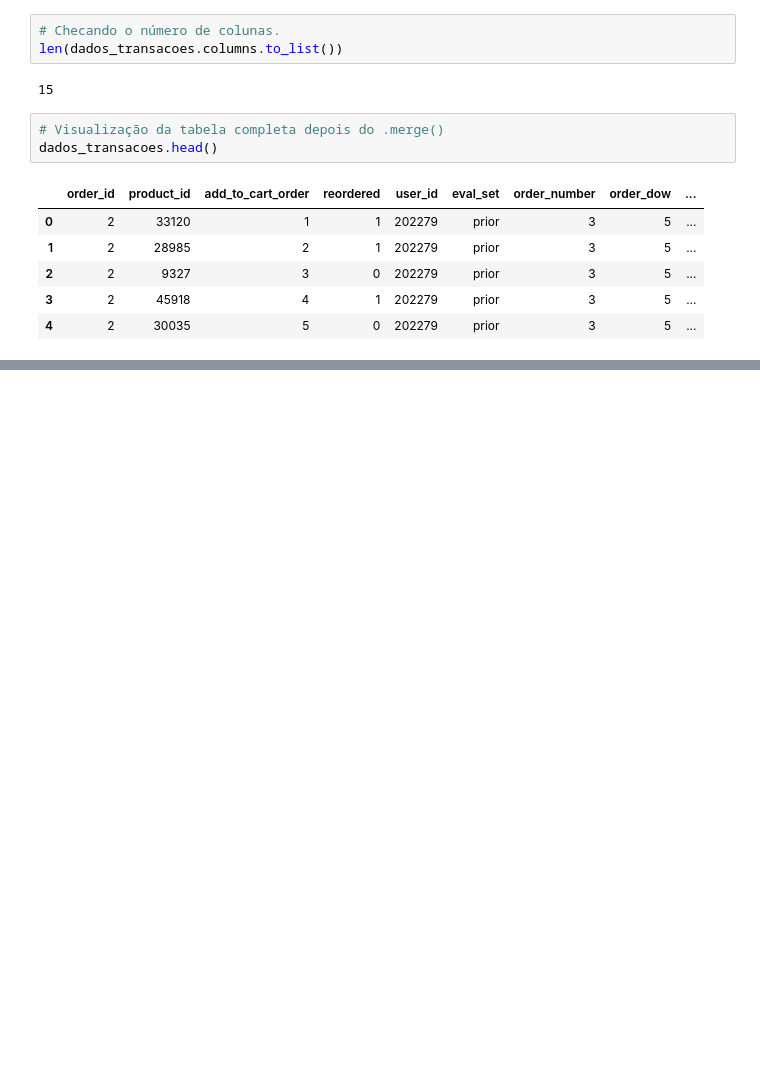
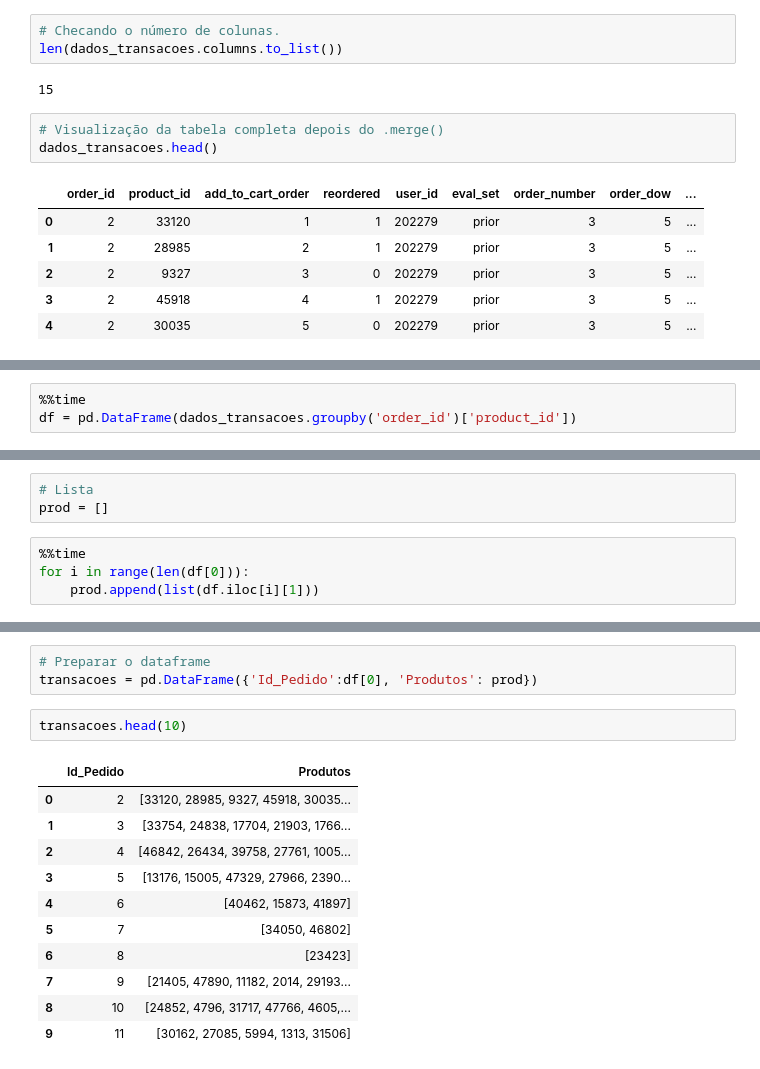
Before and after one commit to leojutsu/analise_de_dados, a Jupyter notebook: Projeto6.ipynb, the cells around one changed output, grey strips where cells are left out. Saved outputs shown, nothing was run; the diff lists cells and outputs as text; blank space fills up the shorter version.

```diff
--- a/Projeto6.ipynb
+++ b/Projeto6.ipynb
@@ -255,0 +264,3 @@ dtype: float64
+# %%
+%%time
+df = pd.DataFrame(dados_transacoes.groupby('order_id')['product_id'])
@@ -255,0 +283,7 @@ dtype: float64
+# %%
+# Lista
+prod = []
+# %%
+%%time
+for i in range(len(df[0])):
+    prod.append(list(df.iloc[i][1]))
@@ -255,0 +293,17 @@ dtype: float64
+# %%
+# Preparar o dataframe
+transacoes = pd.DataFrame({'Id_Pedido':df[0], 'Produtos': prod})
+# %%
+transacoes.head(10)
+# %% [output]
+|  | Id_Pedido | Produtos |
+| 0 | 2 | [33120, 28985, 9327, 45918, 30035... |
+| 1 | 3 | [33754, 24838, 17704, 21903, 1766... |
+| 2 | 4 | [46842, 26434, 39758, 27761, 1005... |
+| 3 | 5 | [13176, 15005, 47329, 27966, 2390... |
+| 4 | 6 | [40462, 15873, 41897] |
+| 5 | 7 | [34050, 46802] |
+| 6 | 8 | [23423] |
+| 7 | 9 | [21405, 47890, 11182, 2014, 29193... |
+| 8 | 10 | [24852, 4796, 31717, 47766, 4605,... |
+| 9 | 11 | [30162, 27085, 5994, 1313, 31506] |
```
Also changed, not shown: parts of 25 cells of this notebook.
